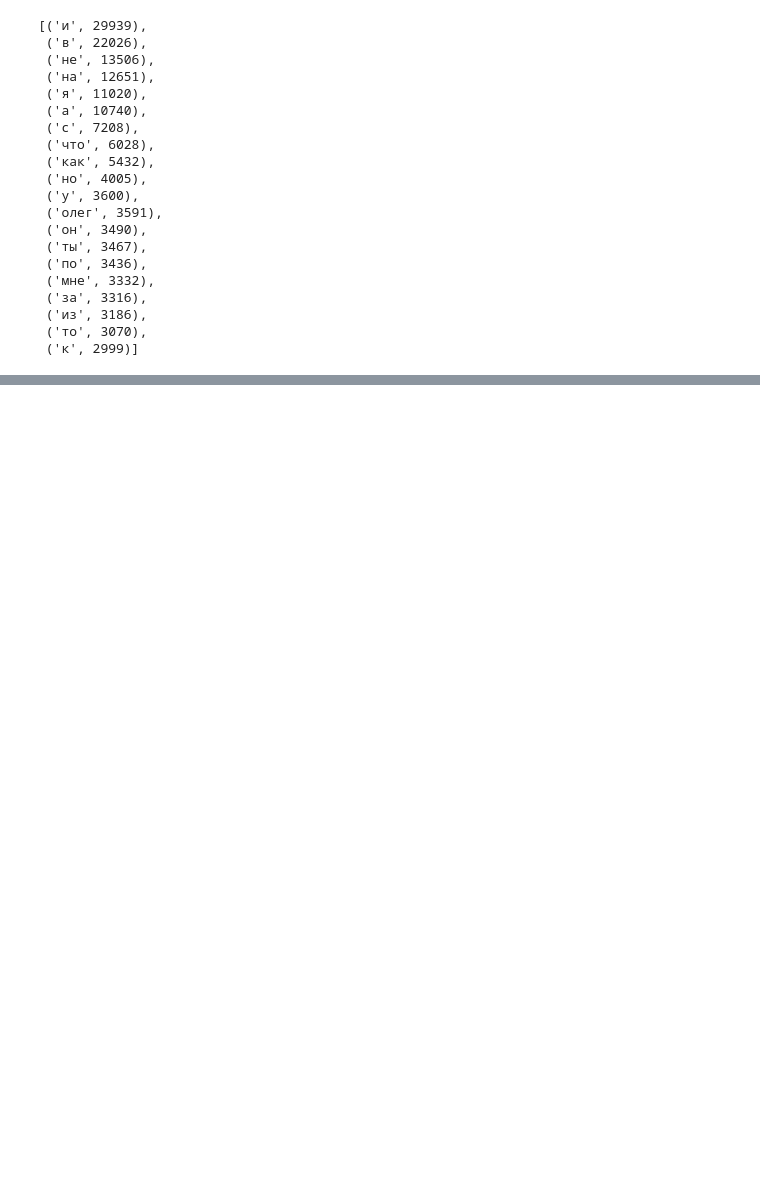
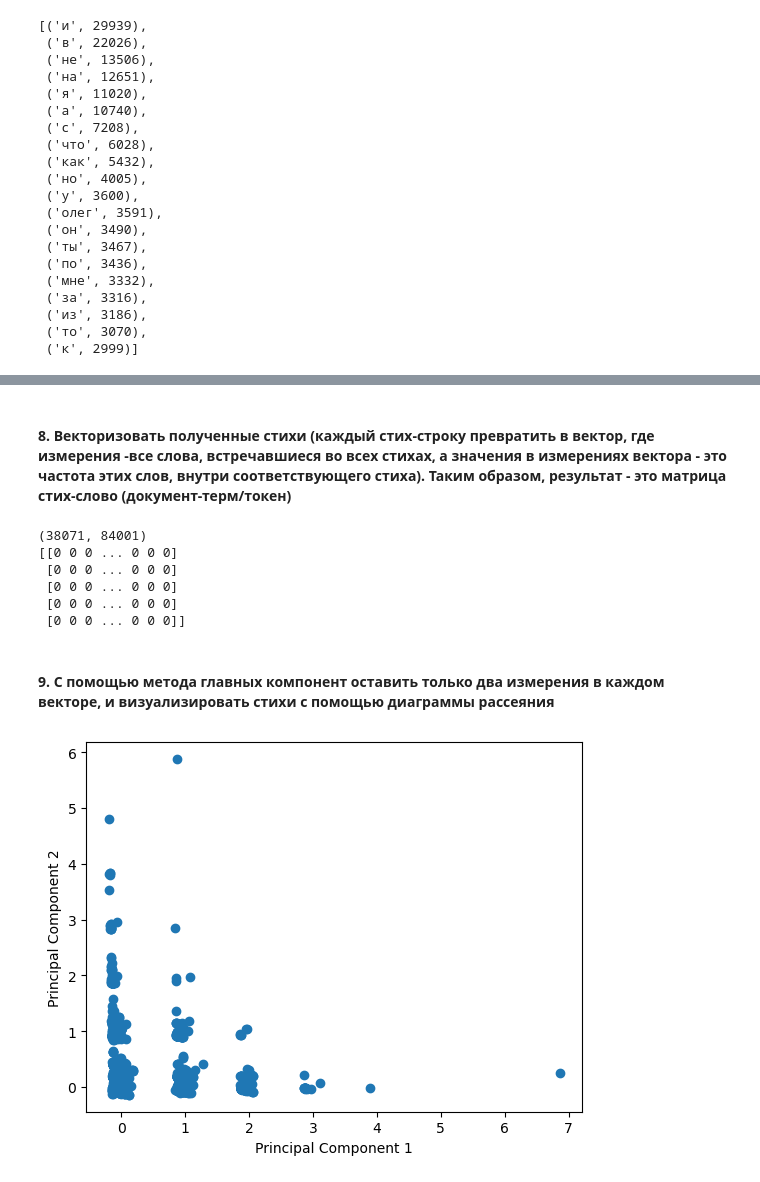
Before and after one commit to mawerid/python_study, a Jupyter notebook: Монастырный_МА_ЛР_5.ipynb, the cells around one changed output, grey strips where cells are left out. Saved outputs shown, nothing was run; the diff lists cells and outputs as text; code cells hidden in the pictures; blank space fills up the shorter version.

```diff
--- a/Монастырный_МА_ЛР_5.ipynb
+++ b/Монастырный_МА_ЛР_5.ipynb
@@ -127,0 +96,6 @@ plt.show()
+# %%
+nltk.download("stopwords")
+stop_words = set(stopwords.words("russian"))
+informative_words = [word for word in words if word.lower() not in stop_words]
+informative_word_counts = Counter(informative_words).most_common(20)
+informative_word_counts
@@ -127,0 +186,7 @@ plt.show()
+# %%
+clear_data = []
+for poem in data:
+    clear_poem = [word for word in poem.split() if word.lower() not in stop_words]
+    clear_data.append(" ".join(clear_poem))
+
+clear_data[:10]
@@ -127,0 +204,39 @@ plt.show()
+# %% [markdown]
+#### 8. Векторизовать полученные стихи (каждый стих-строку превратить в вектор, где измерения -все слова, встречавшиеся во всех стихах, а значения в измерениях вектора - это частота этих слов, внутри соответствующего стиха). Таким образом, результат - это матрица стих-слово (документ-терм/токен)
+# %%
+vectorizer = CountVectorizer()
+
+X = vectorizer.fit_transform(clear_data)
+
+X_array = X.toarray()
+
+print(X_array.shape)
+print(X_array[:5])
+# %% [output]
+(38071, 84001)
+[[0 0 0 ... 0 0 0]
+ [0 0 0 ... 0 0 0]
+ [0 0 0 ... 0 0 0]
+ [0 0 0 ... 0 0 0]
+ [0 0 0 ... 0 0 0]]
+# %% [markdown]
+#### 9. С помощью метода главных компонент оставить только два измерения в каждом векторе, и визуализировать стихи с помощью диаграммы рассеяния
+# %%
+pca = PCA(n_components=2)
+batch_size = 1000
+for i in range(0, X_array.shape[0], batch_size):
+    batch = X_array[i : i + batch_size]
+    pca.partial_fit(batch)
+
+X_pca = np.array([])
+for i in range(0, X_array.shape[0], batch_size):
+    batch = X_array[i : i + batch_size]
+    transformed_batch = pca.transform(batch)
+    X_pca = np.vstack([X_pca, transformed_batch]) if X_pca.size else transformed_batch
+
+plt.scatter(X_pca[:, 0], X_pca[:, 1])
+plt.xlabel("Principal Component 1")
+plt.ylabel("Principal Component 2")
+plt.show()
+# %% [output]
+[figure, added]
```
Also changed, not shown: parts of 24 cells of this notebook, 12 other files.
